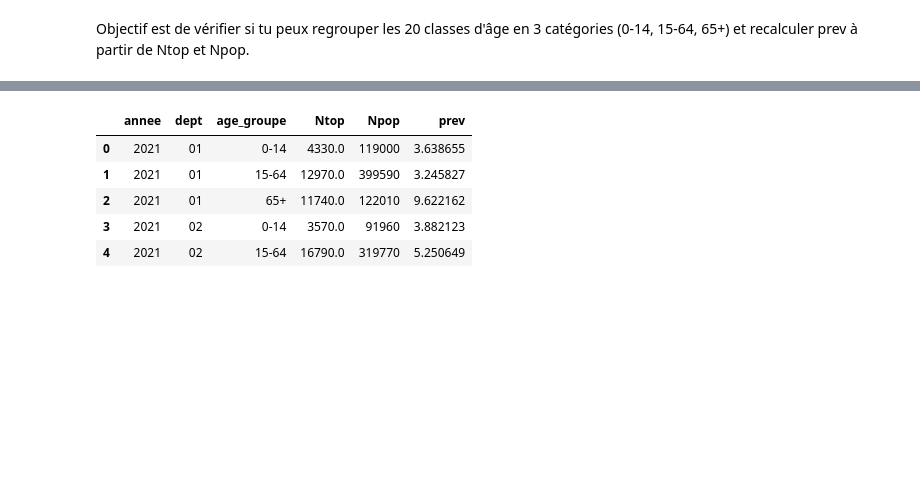
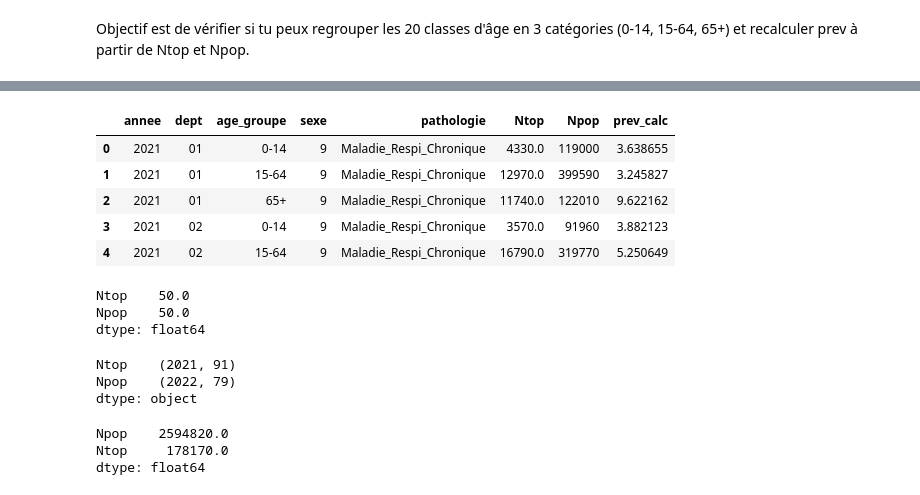
Before and after one commit to jbrocardplatim/LIORA_PROJET_PATHO_RESPIRATOIRES, a Jupyter notebook: notebooks/Preprocessing_effectifs_MLU.ipynb, the cells around one changed output, grey strips where cells are left out. Saved outputs shown, nothing was run; the diff lists cells and outputs as text; code cells hidden in the pictures; blank space fills up the shorter version.

```diff
--- a/notebooks/Preprocessing_effectifs_MLU.ipynb
+++ b/notebooks/Preprocessing_effectifs_MLU.ipynb
@@ -664,0 +676,10 @@ Lignes métropolitaines : 24192
+# %%
+#df avec tous sexe et avec tous les categories d'age sauf tous age
+df_respi_dept_metropole = df_respi_dept[
+    (df_respi_dept["cla_age_5"] != "tsage") &
+    (df_respi_dept["sexe"] == 9) &
+    (~df_respi_dept["dept"].isin(["971", "972", "973", "974", "976"]))
+].copy()
+
+print("Lignes du fichier df_respi_dept :", len(df_respi_dept))
+print("Lignes métropolitaines :", len(df_respi_dept_metropole))
@@ -665,15 +689,11 @@ Lignes métropolitaines : 24192
 # %% [markdown]
 Objectif est de vérifier si tu peux regrouper les 20 classes d'âge en 3 catégories (0-14, 15-64, 65+) et recalculer prev à partir de Ntop et Npop.
 # %%
-#je cree 3 categories d'ages
+# Créer une nouvelle colonne pour les 3 catégories
 
-#df avec tous sexe et avec tous les categories d'age sauf tous age
-df_age = df_respi_dept_metropole[
-    (df_respi_dept_metropole["sexe"].astype(str) == "9") &
-    (df_respi_dept_metropole["cla_age_5"] != "tsage")
-].copy()
+df_age = df_respi_dept_metropole.copy()
 
-# Créer une nouvelle colonne pour les 3 catégories
+
 df_age["age_groupe"] = "65+"
 
 df_age.loc[df_age["cla_age_5"].isin(["00-04", "05-09", "10-14"]), "age_groupe"] = "0-14"
@@ -691,21 +739,35 @@ dtype: int64
 # %%
 #regrouper et recalculer la prevalence dans le df avec les categories regroupées par an et par dept
 df_respi_age = (
-    df_age.groupby(["annee", "dept", "age_groupe"])[["Ntop", "Npop"]]
+    df_age.groupby(["annee", "dept", "age_groupe", "sexe", "pathologie"])[["Ntop", "Npop"]]
     .sum(min_count=1)
     .reset_index()
 )
 
-df_respi_age["prev"] = df_respi_age["Ntop"] / df_respi_age["Npop"] * 100
+df_respi_age["prev_calc"] = df_respi_age["Ntop"] / df_respi_age["Npop"] * 100
 
 display(df_respi_age.head())
+
+display(ecarts.abs().max())
+display(ecarts.abs().idxmax())
+
+display(df_respi_dept[["Npop", "Ntop"]].max())
 # %% [output]
-|  | annee | dept | age_groupe | Ntop | Npop | prev |
-| 0 | 2021 | 01 | 0-14 | 4330.0 | 119000 | 3.638655 |
-| 1 | 2021 | 01 | 15-64 | 12970.0 | 399590 | 3.245827 |
-| 2 | 2021 | 01 | 65+ | 11740.0 | 122010 | 9.622162 |
-| 3 | 2021 | 02 | 0-14 | 3570.0 | 91960 | 3.882123 |
-| 4 | 2021 | 02 | 15-64 | 16790.0 | 319770 | 5.250649 |
+|  | annee | dept | age_groupe | sexe | pathologie | Ntop | Npop | prev_calc |
+| 0 | 2021 | 01 | 0-14 | 9 | Maladie_Respi_Chronique | 4330.0 | 119000 | 3.638655 |
+| 1 | 2021 | 01 | 15-64 | 9 | Maladie_Respi_Chronique | 12970.0 | 399590 | 3.245827 |
+| 2 | 2021 | 01 | 65+ | 9 | Maladie_Respi_Chronique | 11740.0 | 122010 | 9.622162 |
+| 3 | 2021 | 02 | 0-14 | 9 | Maladie_Respi_Chronique | 3570.0 | 91960 | 3.882123 |
+| 4 | 2021 | 02 | 15-64 | 9 | Maladie_Respi_Chronique | 16790.0 | 319770 | 5.250649 |
+Ntop    50.0
+Npop    50.0
+dtype: float64
+Ntop    (2021, 91)
+Npop    (2022, 79)
+dtype: object
+Npop    2594820.0
+Ntop     178170.0
+dtype: float64
 # %%
 # Somme des 3 groupes par département et année
 somme = df_respi_age.groupby(["annee", "dept"])[["Ntop", "Npop"]].sum()
```
Also changed, not shown: parts of 58 cells of this notebook, 3 other files.
